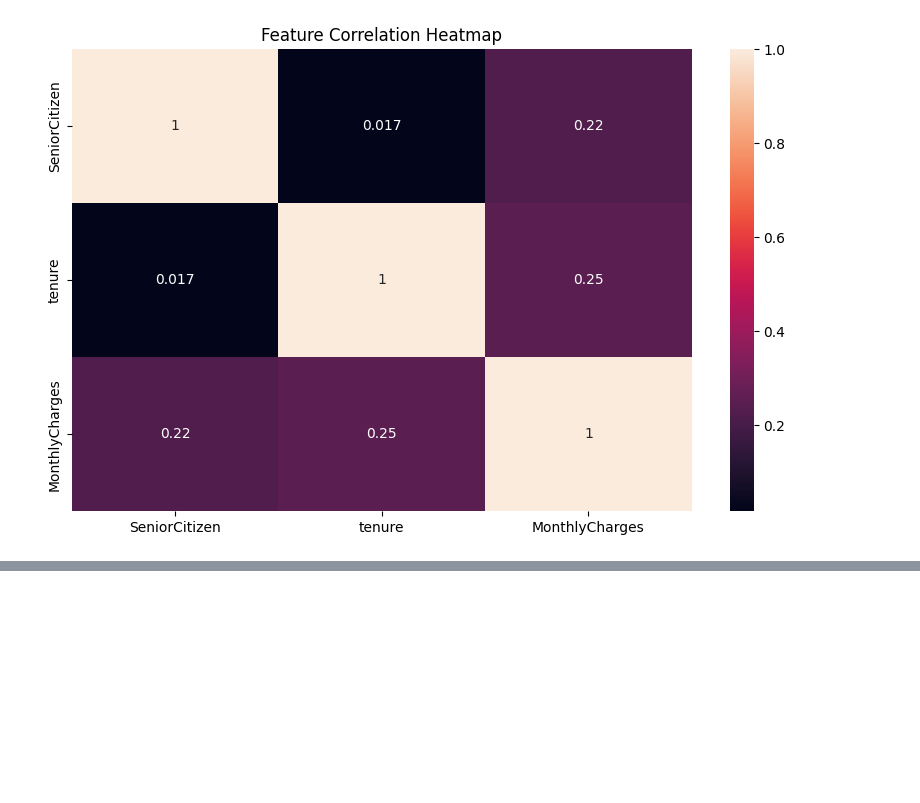
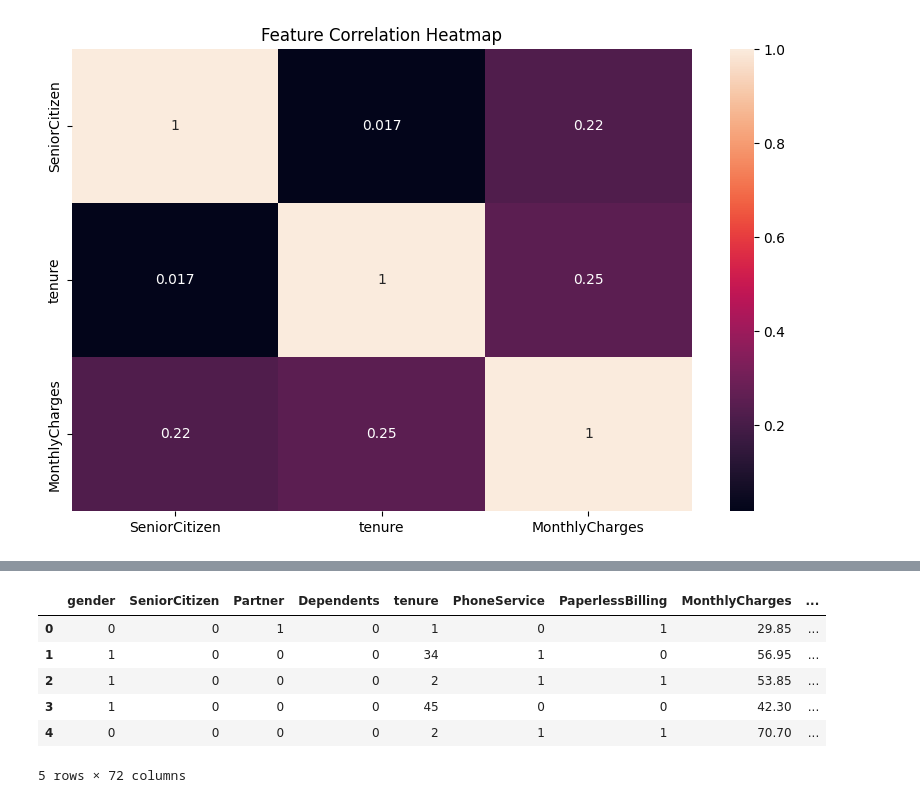
Before and after one commit to tosincarik/client_churn, a Jupyter notebook: notebooks/eda_client_churn.ipynb, the cells around one changed output, grey strips where cells are left out. Saved outputs shown, nothing was run; the diff lists cells and outputs as text; code cells hidden in the pictures; blank space fills up the shorter version.

```diff
--- a/notebooks/eda_client_churn.ipynb
+++ b/notebooks/eda_client_churn.ipynb
@@ -122,0 +208,19 @@ plt.show()
+# %%
+onehot = [col for col in df.columns if df[col].dtype == 'object' and df[col].nunique()>=2]
+
+one_hot_df = pd.get_dummies(df[onehot]).astype(int)
+
+
+df.drop(onehot, axis=1, inplace=True)
+# %%
+df_com = pd.concat([df, one_hot_df], axis=1)
+# %%
+df_com.head(5)
+# %% [output]
+|  | gender | SeniorCitizen | Partner | Dependents | tenure | PhoneService | PaperlessBilling | MonthlyCharges | ... |
+| 0 | 0 | 0 | 1 | 0 | 1 | 0 | 1 | 29.85 | ... |
+| 1 | 1 | 0 | 0 | 0 | 34 | 1 | 0 | 56.95 | ... |
+| 2 | 1 | 0 | 0 | 0 | 2 | 1 | 1 | 53.85 | ... |
+| 3 | 1 | 0 | 0 | 0 | 45 | 0 | 0 | 42.30 | ... |
+| 4 | 0 | 0 | 0 | 0 | 2 | 1 | 1 | 70.70 | ... |
+5 rows × 72 columns
```
Also changed, not shown: parts of 12 cells of this notebook.
